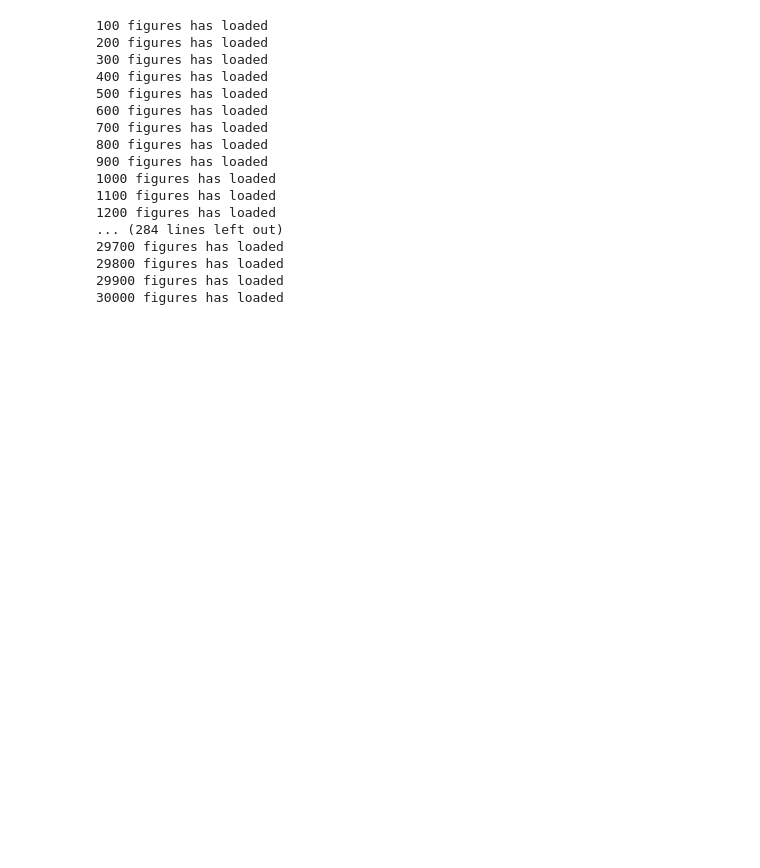
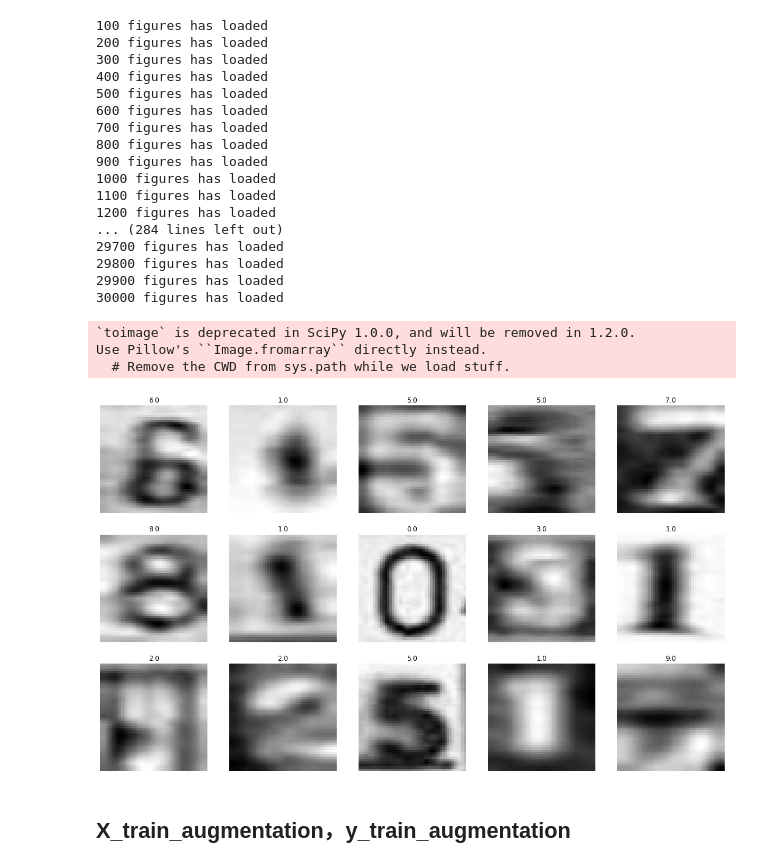
Before and after one commit to VickyyLi/Game-code, a Jupyter notebook: Tianchi_CV_531795.ipynb, the cells around one changed output. Drawn from its saved outputs; the diff is of its cells as text; code cells hidden in the pictures; blank space fills up the shorter version.

```diff
--- a/Tianchi_CV_531795.ipynb
+++ b/Tianchi_CV_531795.ipynb
@@ -120,3 +126,25 @@ X_train_modify=X_train.reshape(X_train.shape[0],X_train.shape[1]*X_train.shape[2
 np.savetxt('train/X_train.csv', X_train_modify, delimiter = ',')
 # %%
 np.savetxt('train/y_train.csv', y_train, delimiter = ',')
+# %%
+X_train=np.loadtxt("train/X_train.csv",delimiter=",")
+# %%
+X_train = X_train.reshape(X_train.shape[0],45,45)
+y_train=np.loadtxt("train/y_train.csv",delimiter=",")
+# %%
+pltsize=4
+row_images = 3
+col_images = 5
+plt.figure(figsize=(col_images*pltsize, row_images*pltsize))
+#randomly print some sample images
+for i in range(row_images * col_images):
+    i_rand = random.randint(0, X_train.shape[0]-1)
+    plt.subplot(row_images,col_images,i+1)
+    plt.axis('off')
+    plt.imshow(scipy.misc.toimage(X_train[i_rand]),cmap='gray')
+    plt.title(y_train[i_rand])
+# %% [output]
+`toimage` is deprecated in SciPy 1.0.0, and will be removed in 1.2.0.
+Use Pillow's ``Image.fromarray`` directly instead.
+  # Remove the CWD from sys.path while we load stuff.
+[figure, added]
@@ -122,0 +160,2 @@ np.savetxt('train/y_train.csv', y_train, delimiter = ',')
+# %% [markdown]
+## X_train_augmentation，y_train_augmentation
```
Also changed, not shown: parts of 5 cells of this notebook.
